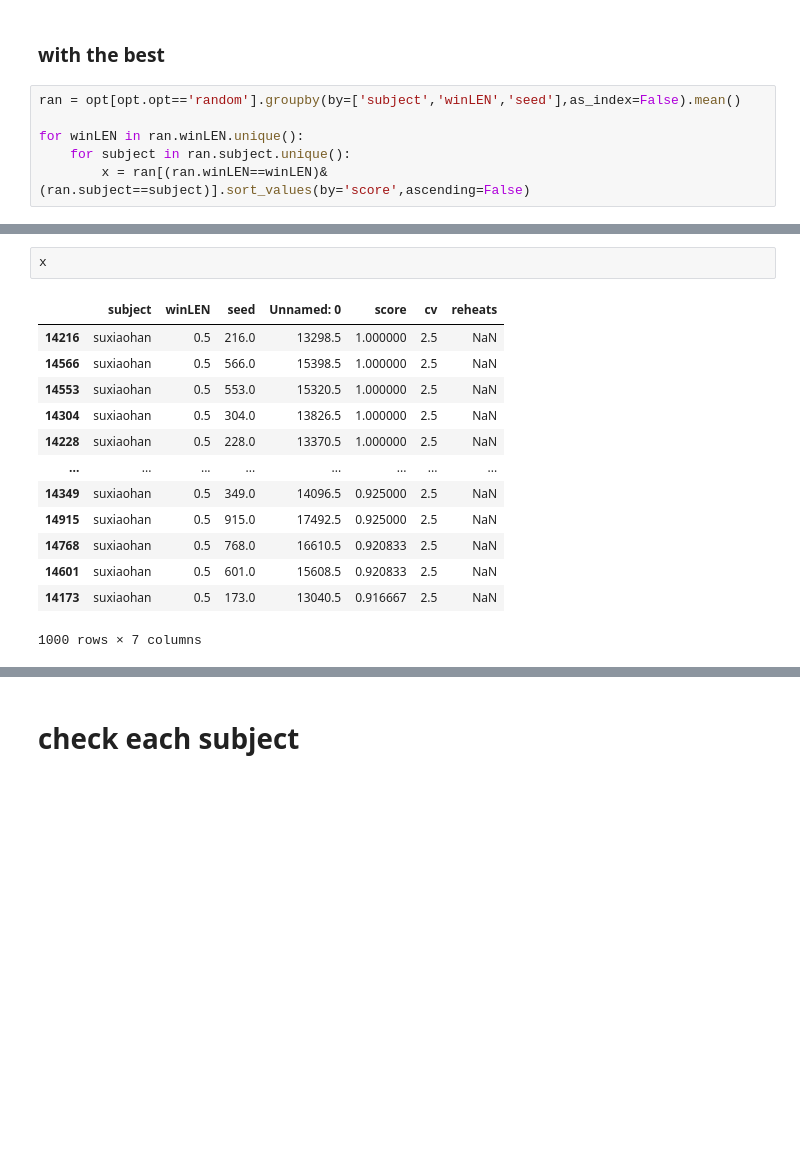
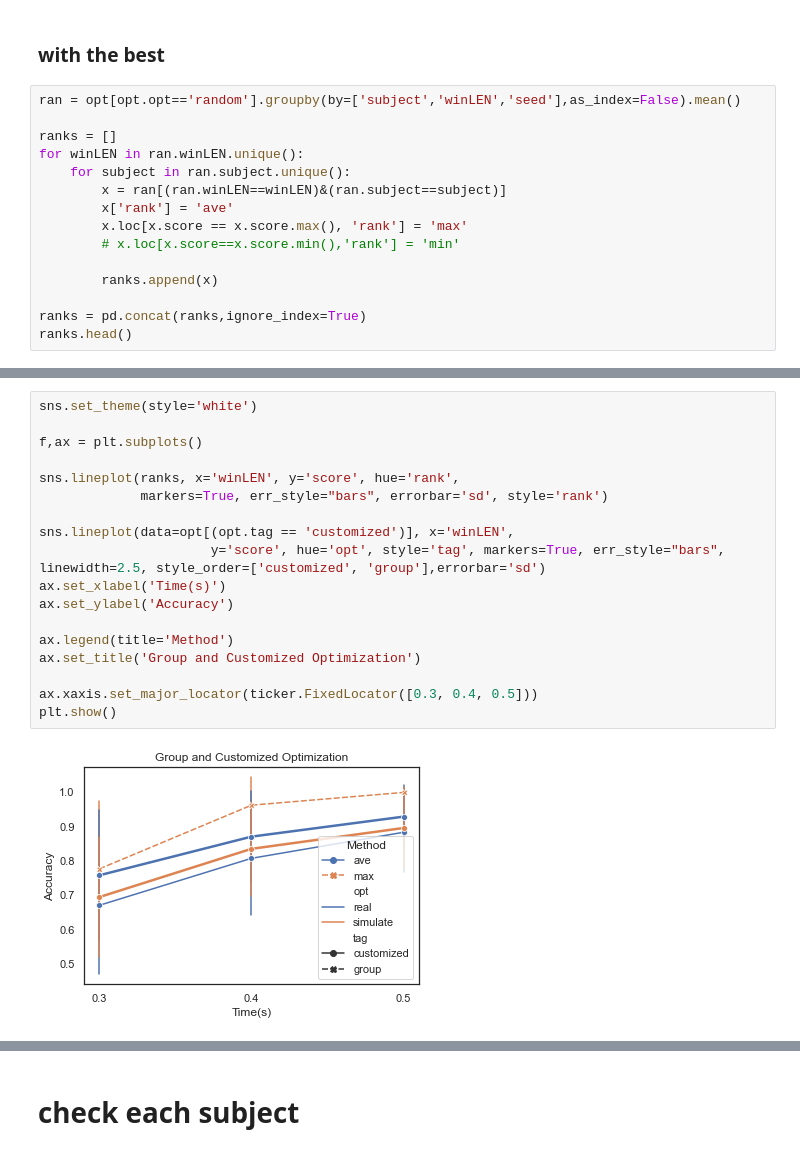
Before and after one commit to shinanlin/WN-BCI, a Jupyter notebook: analysis/optimize.ipynb, the cells around one changed output, grey strips where cells are left out. Drawn from its saved outputs; the diff is of its cells as text; blank space fills up the shorter version.

```diff
--- a/analysis/optimize.ipynb
+++ b/analysis/optimize.ipynb
@@ -267,6 +267,15 @@ f.savefig('../images/groupvscus.svg',dpi=300,format='svg')
 # %%
 ran = opt[opt.opt=='random'].groupby(by=['subject','winLEN','seed'],as_index=False).mean()
 
+ranks = []
 for winLEN in ran.winLEN.unique():
     for subject in ran.subject.unique():
-        x = ran[(ran.winLEN==winLEN)&(ran.subject==subject)].sort_values(by='score',ascending=False)
+        x = ran[(ran.winLEN==winLEN)&(ran.subject==subject)]
+        x['rank'] = 'ave'
+        x.loc[x.score == x.score.max(), 'rank'] = 'max'
+        # x.loc[x.score==x.score.min(),'rank'] = 'min'
+
+        ranks.append(x)
+
+ranks = pd.concat(ranks,ignore_index=True)
+ranks.head()
@@ -273,16 +306,20 @@ for winLEN in ran.winLEN.unique():
-# %%
-x
-# %% [output]
-|  | subject | winLEN | seed | Unnamed: 0 | score | cv | reheats |
-| 14216 | suxiaohan | 0.5 | 216.0 | 13298.5 | 1.000000 | 2.5 | NaN |
-| 14566 | suxiaohan | 0.5 | 566.0 | 15398.5 | 1.000000 | 2.5 | NaN |
-| 14553 | suxiaohan | 0.5 | 553.0 | 15320.5 | 1.000000 | 2.5 | NaN |
-| 14304 | suxiaohan | 0.5 | 304.0 | 13826.5 | 1.000000 | 2.5 | NaN |
-| 14228 | suxiaohan | 0.5 | 228.0 | 13370.5 | 1.000000 | 2.5 | NaN |
-| ... | ... | ... | ... | ... | ... | ... | ... |
-| 14349 | suxiaohan | 0.5 | 349.0 | 14096.5 | 0.925000 | 2.5 | NaN |
-| 14915 | suxiaohan | 0.5 | 915.0 | 17492.5 | 0.925000 | 2.5 | NaN |
-| 14768 | suxiaohan | 0.5 | 768.0 | 16610.5 | 0.920833 | 2.5 | NaN |
-| 14601 | suxiaohan | 0.5 | 601.0 | 15608.5 | 0.920833 | 2.5 | NaN |
-| 14173 | suxiaohan | 0.5 | 173.0 | 13040.5 | 0.916667 | 2.5 | NaN |
-1000 rows × 7 columns
+# %%
+sns.set_theme(style='white')
+
+f,ax = plt.subplots()
+
+sns.lineplot(ranks, x='winLEN', y='score', hue='rank',
+             markers=True, err_style="bars", errorbar='sd', style='rank')
+
+sns.lineplot(data=opt[(opt.tag == 'customized')], x='winLEN',
+                      y='score', hue='opt', style='tag', markers=True, err_style="bars", linewidth=2.5, style_order=['customized', 'group'],errorbar='sd')
+ax.set_xlabel('Time(s)')
+ax.set_ylabel('Accuracy')
+
+ax.legend(title='Method')
+ax.set_title('Group and Customized Optimization')
+
+ax.xaxis.set_major_locator(ticker.FixedLocator([0.3, 0.4, 0.5]))
+plt.show()
+# %% [output]
+[figure, added]
```
Also changed, not shown: parts of 8 cells of this notebook, 3 other files.
